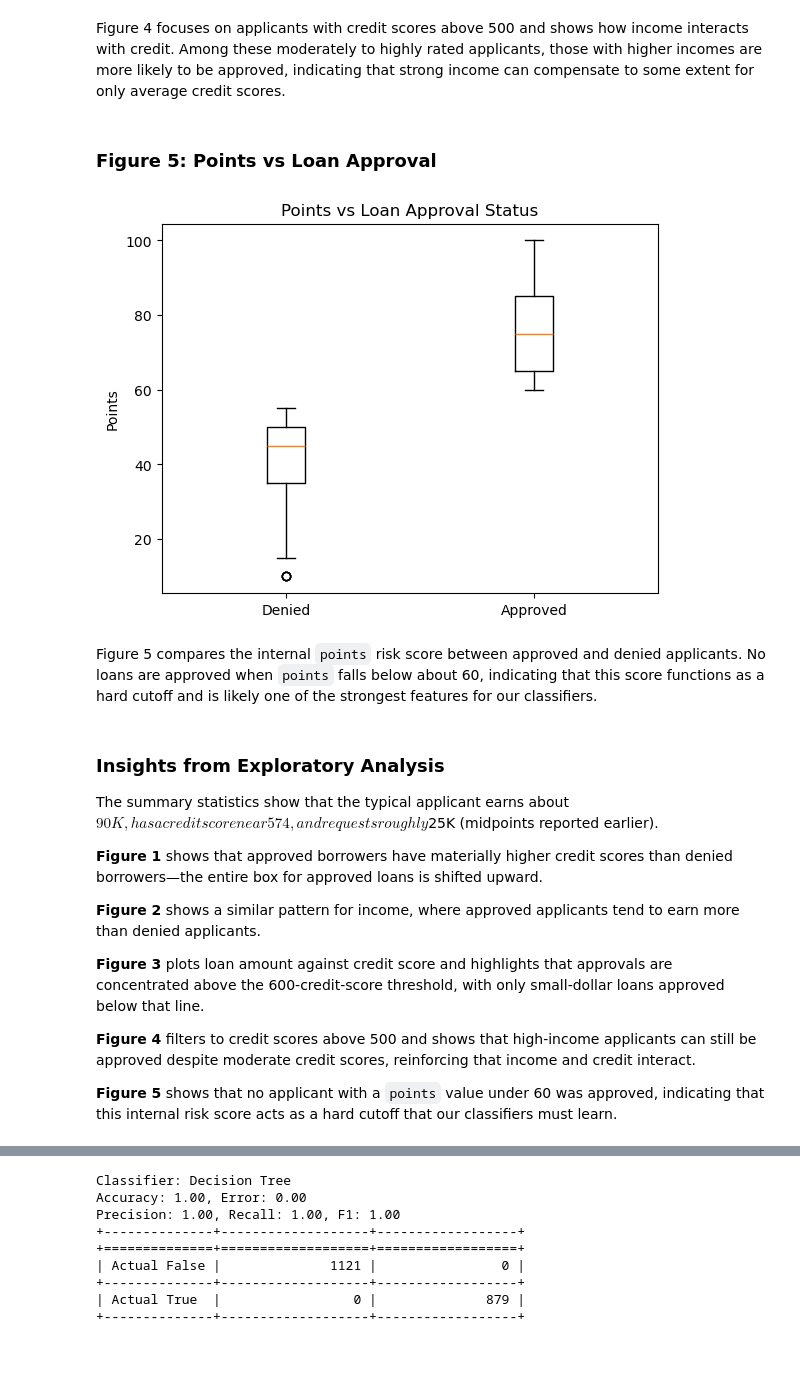
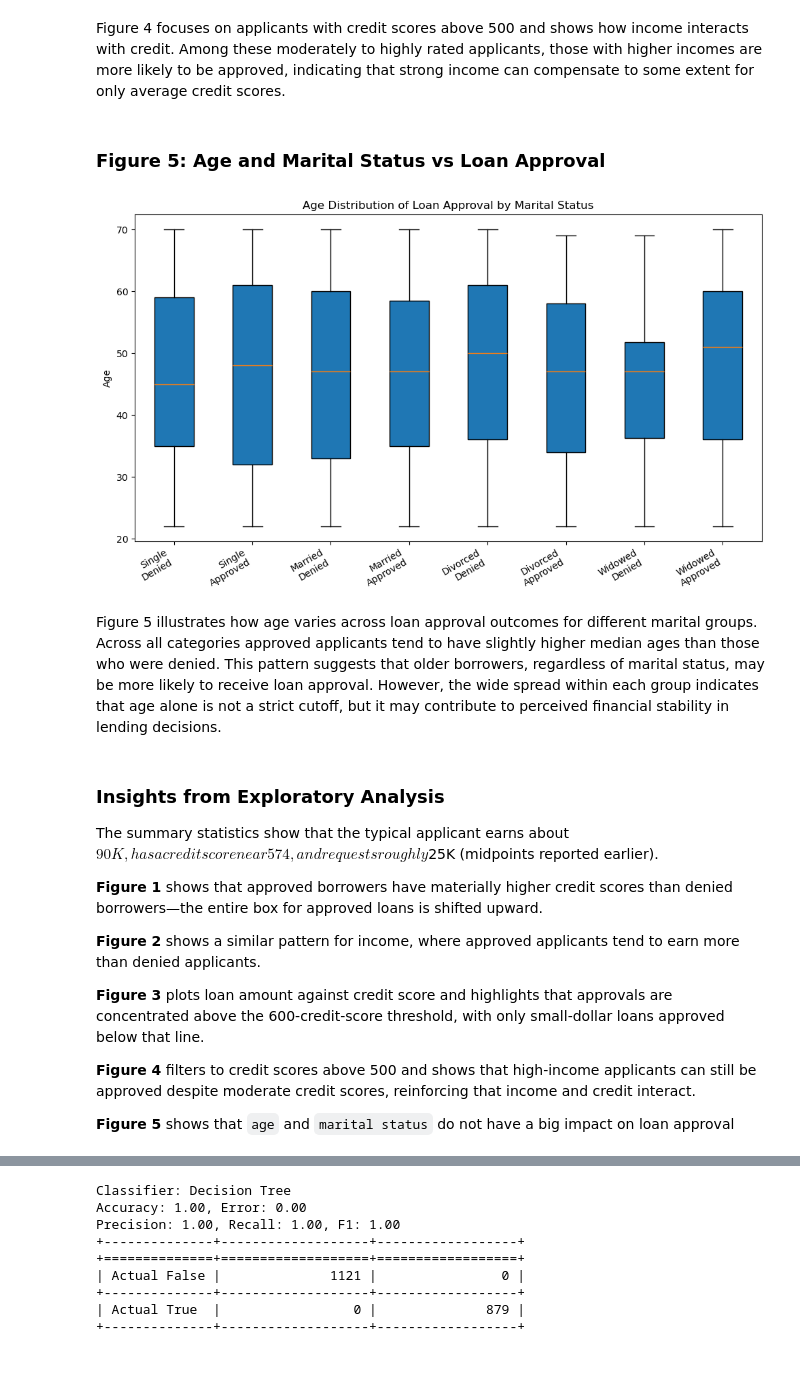
Before and after one commit to sam-vanturennout/322Project, a Jupyter notebook: notebooks/analysis_and_report.ipynb, the cells around one changed output, grey strips where cells are left out. Saved outputs shown, nothing was run; the diff lists cells and outputs as text; code cells hidden in the pictures.

```diff
--- a/notebooks/analysis_and_report.ipynb
+++ b/notebooks/analysis_and_report.ipynb
@@ -50,14 +56,16 @@ importlib.reload(eval)
 # %%
 loan_table = PyTable().load_from_file("../data/loan_approval.csv")
-new_names = loan_table.column_names[1:]
+new_column_names = loan_table.column_names[1:]
 new_data = [row[1:] for row in loan_table.data]
-clean_table = PyTable(new_names, new_data)
+
+clean_table = PyTable(new_column_names, new_data)
 clean_data = clean_table.data
-X = [row[:-1] for row in clean_data] # features we are using
-y = [row[-1] for row in clean_data] # feature we are trying to predict
+
+y = [row[-4] for row in clean_data]
+X = [row[:-4] + row[-3:] for row in clean_data]
 
 # compute summary statistics for numerical columns
-numeric_cols = ["income", "credit_score", "loan_amount", "years_employed", "points"]
+numeric_cols = ["income", "credit_score", "loan_amount", "years_employed", "points", "age"]
 
 for col in numeric_cols:
     stats = clean_table.compute_summary_statistics([col])
@@ -156,28 +162,61 @@ plt.show()
 # %% [markdown]
 Figure 4 focuses on applicants with credit scores above 500 and shows how income interacts with credit. Among these moderately to highly rated applicants, those with higher incomes are more likely to be approved, indicating that strong income can compensate to some extent for only average credit scores.
 # %% [markdown]
-### Figure 5: Points vs Loan Approval
+### Figure 5: Age and Marital Status vs Loan Approval
 # %%
-points_yes = []
-points_no = []
+AGE_INDEX = -3
+MARITAL_INDEX = -1
+
+data = {
+    "Single": {"Approved": [], "Denied": []},
+    "Married": {"Approved": [], "Denied": []},
+    "Divorced": {"Approved": [], "Denied": []},
+    "Widowed": {"Approved": [], "Denied": []}
+}
+
 
 for i in range(len(X)):
-    label = y[i] # handle capitalization/spaces
-    pts = float(X[i][5]) # points column
+    age = float(X[i][AGE_INDEX])
+    marital_raw = X[i][MARITAL_INDEX]
+    marital = str(marital_raw).strip().title()
+    status = "Approved" if y[i] == "True" else "Denied"
 
-    if label == "True":
-        points_yes.append(pts)
-    elif label == "False":
-        points_no.append(pts)
+    if marital in data:
+        data[marital][status].append(age)
 
-plt.boxplot([points_no, points_yes], labels=["Denied", "Approved"])
-plt.title("Points vs Loan Approval Status")
-plt.ylabel("Points")
+# Plotting: make grouped boxplots
+plt.figure(figsize=(10, 6))
+
+# Order for consistent plotting
+marital_order = ["Single", "Married", "Divorced", "Widowed"]
+
+# Build paired boxplots
+group_data = []
+labels = []
+
+for m in marital_order:
+    group_data.append(data[m]["Denied"])
+    group_data.append(data[m]["Approved"])
+    labels.append(f"{m}\nDenied")
+    labels.append(f"{m}\nApproved")
+
+plt.boxplot(group_data, labels=labels, patch_artist=True)
+
+# Color coding
+colors = ["red", "green"] * len(marital_order)
+for patch, color in zip(plt.gca().artists, colors):
+    patch.set_facecolor(color)
+
+plt.title("Age Distribution of Loan Approval by Marital Status")
+plt.ylabel("Age")
+plt.xticks(rotation=30, ha="right")
+
+plt.tight_layout()
 plt.show()
 # %% [output]
-[figure, old version]
+[figure, new version]
 # %% [markdown]
-Figure 5 compares the internal `points` risk score between approved and denied applicants. No loans are approved when `points` falls below about 60, indicating that this score functions as a hard cutoff and is likely one of the strongest features for our classifiers.
+Figure 5 illustrates how age varies across loan approval outcomes for different marital groups. Across all categories approved applicants tend to have slightly higher median ages than those who were denied. This pattern suggests that older borrowers, regardless of marital status, may be more likely to receive loan approval. However, the wide spread within each group indicates that age alone is not a strict cutoff, but it may contribute to perceived financial stability in lending decisions.
 # %% [markdown]
 ### Insights from Exploratory Analysis
 
@@ -191,7 +230,7 @@ The summary statistics show that the typical applicant earns about $90K, has a c
 
 **Figure 4** filters to credit scores above 500 and shows that high-income applicants can still be approved despite moderate credit scores, reinforcing that income and credit interact.
 
- **Figure 5** shows that no applicant with a `points` value under 60 was approved, indicating that this internal risk score acts as a hard cutoff that our classifiers must learn.
+ **Figure 5** shows that `age` and `marital status` do not have a big impact on loan approval
 # %% [markdown]
 ## Classifiers and Their Performance
 
```
Also changed, not shown: parts of 6 cells of this notebook, 1 other file.
